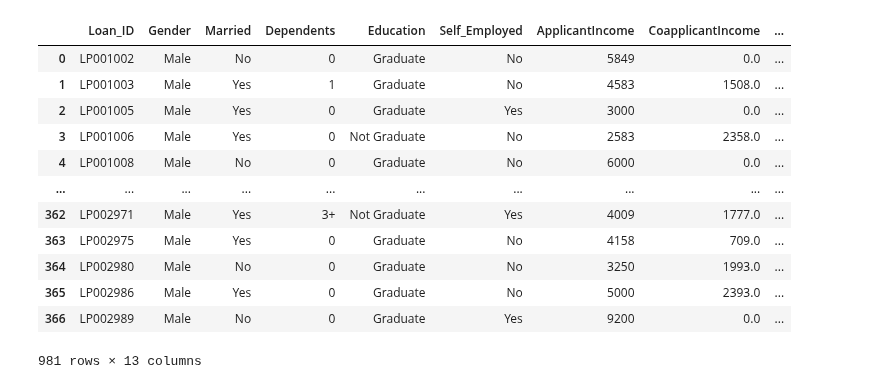
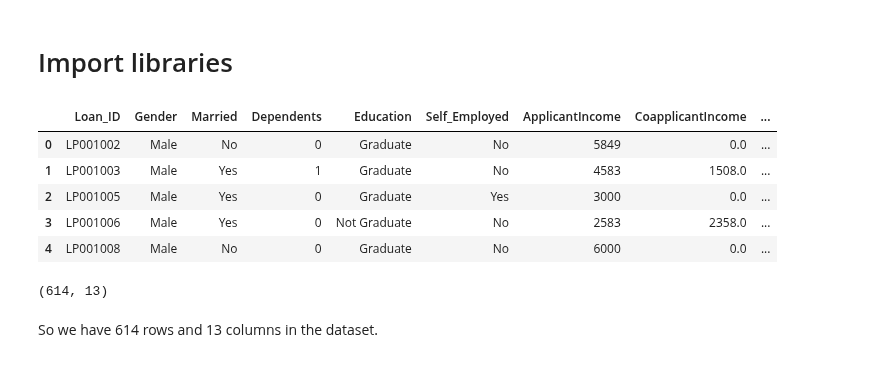
Before and after one commit to SwagAbyss/SwagML, a Jupyter notebook: Projects/LoanPredict/loan_prediction.ipynb, the cells around one changed output. Cells and saved outputs as stored; diff of their text form; code cells hidden in the pictures.

```diff
--- a/Projects/LoanPredict/loan_prediction.ipynb
+++ b/Projects/LoanPredict/loan_prediction.ipynb
@@ -1,3 +17,5 @@
+# %% [markdown]
+# Import libraries
 # %%
 # Data manipulation
 import pandas as pd
@@ -20,16 +37,15 @@ raw_data_test = pd.read_csv('./loan_test.csv')
-# %%
-pd.concat([raw_data_train, raw_data_test])
-# %% [output]
-|  | Loan_ID | Gender | Married | Dependents | Education | Self_Employed | ApplicantIncome | CoapplicantIncome | ... |
-| 0 | LP001002 | Male | No | 0 | Graduate | No | 5849 | 0.0 | ... |
-| 1 | LP001003 | Male | Yes | 1 | Graduate | No | 4583 | 1508.0 | ... |
-| 2 | LP001005 | Male | Yes | 0 | Graduate | Yes | 3000 | 0.0 | ... |
-| 3 | LP001006 | Male | Yes | 0 | Not Graduate | No | 2583 | 2358.0 | ... |
-| 4 | LP001008 | Male | No | 0 | Graduate | No | 6000 | 0.0 | ... |
-| ... | ... | ... | ... | ... | ... | ... | ... | ... | ... |
-| 362 | LP002971 | Male | Yes | 3+ | Not Graduate | Yes | 4009 | 1777.0 | ... |
-| 363 | LP002975 | Male | Yes | 0 | Graduate | No | 4158 | 709.0 | ... |
-| 364 | LP002980 | Male | No | 0 | Graduate | No | 3250 | 1993.0 | ... |
-| 365 | LP002986 | Male | Yes | 0 | Graduate | No | 5000 | 2393.0 | ... |
-| 366 | LP002989 | Male | No | 0 | Graduate | Yes | 9200 | 0.0 | ... |
-981 rows × 13 columns
+# %%
+raw_data.head()
+# %% [output]
+|  | Loan_ID | Gender | Married | Dependents | Education | Self_Employed | ApplicantIncome | CoapplicantIncome | ... |
+| 0 | LP001002 | Male | No | 0 | Graduate | No | 5849 | 0.0 | ... |
+| 1 | LP001003 | Male | Yes | 1 | Graduate | No | 4583 | 1508.0 | ... |
+| 2 | LP001005 | Male | Yes | 0 | Graduate | Yes | 3000 | 0.0 | ... |
+| 3 | LP001006 | Male | Yes | 0 | Not Graduate | No | 2583 | 2358.0 | ... |
+| 4 | LP001008 | Male | No | 0 | Graduate | No | 6000 | 0.0 | ... |
+# %%
+raw_data.shape
+# %% [output]
+(614, 13)
+# %% [markdown]
+So we have 614 rows and 13 columns in the dataset.
```
Also changed, not shown: parts of 12 cells of this notebook.
